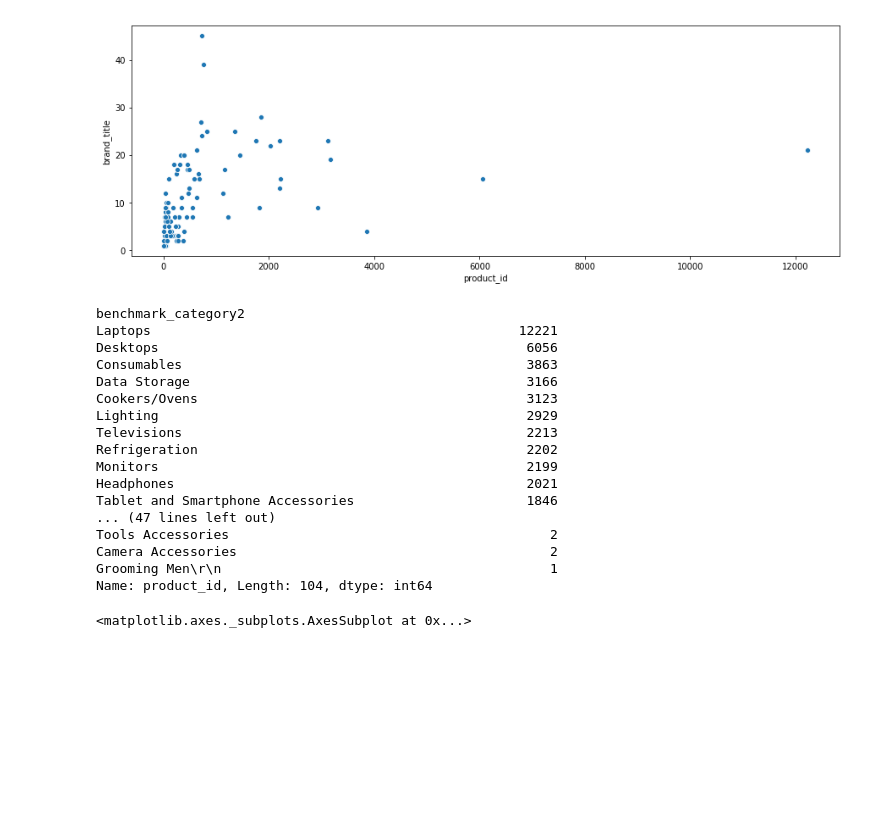
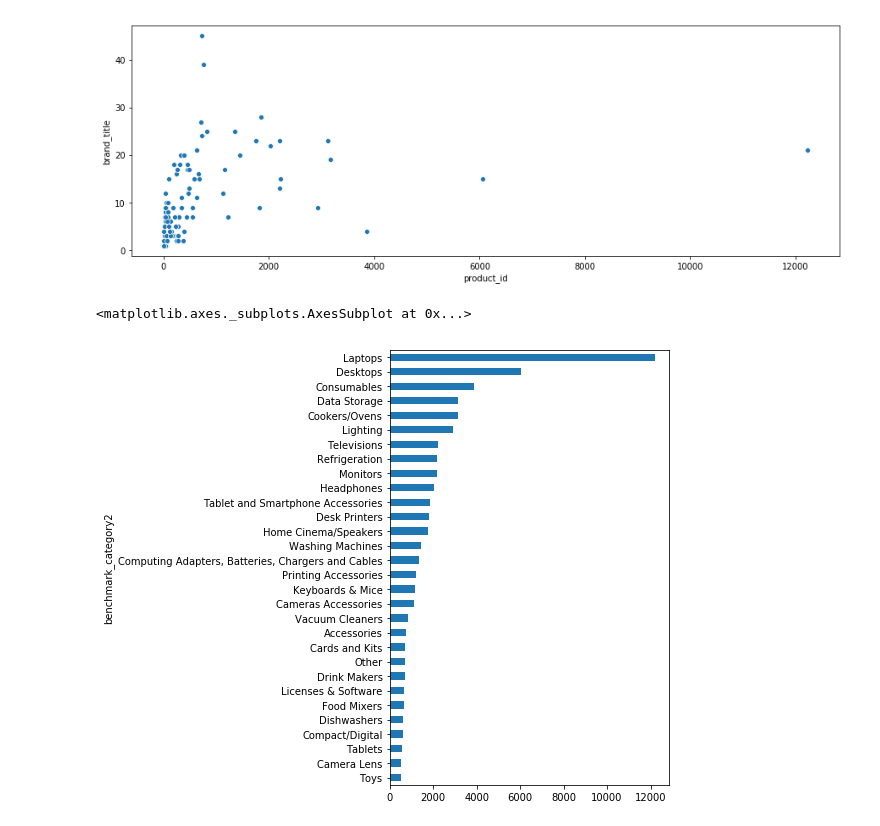
Before and after one commit to danyzix/Product-Categorisation, a Jupyter notebook: Flix_products/Product_Categorisation3.ipynb, the cells around one changed output. Drawn from its saved outputs; the diff is of its cells as text; code cells hidden in the pictures; blank space fills up the shorter version.

```diff
--- a/Flix_products/Product_Categorisation3.ipynb
+++ b/Flix_products/Product_Categorisation3.ipynb
@@ -64,26 +64,7 @@ ax = sns.scatterplot(x=group_products, y=group_brand)
 # %% [output]
 [figure]
 # %%
-products.groupby('benchmark_category2')['product_id'].count().sort_values(ascending=False)
+products.groupby('benchmark_category2')['product_id'].count().sort_values().tail(30).plot.barh(figsize=(5,8))
 # %% [output]
-benchmark_category2
-Laptops                                               12221
-Desktops                                               6056
-Consumables                                            3863
-Data Storage                                           3166
-Cookers/Ovens                                          3123
-Lighting                                               2929
-Televisions                                            2213
-Refrigeration                                          2202
-Monitors                                               2199
-Headphones                                             2021
-Tablet and Smartphone Accessories                      1846
-... (47 lines left out)
-Tools Accessories                                         2
-Camera Accessories                                        2
-Grooming Men\r\n                                          1
-Name: product_id, Length: 104, dtype: int64
+<matplotlib.axes._subplots.AxesSubplot at 0x...>
+[figure, added]
-# %%
-products.groupby('benchmark_category2')['product_id'].count().sort_values().plot.barh(figsize=(5,25))
-# %% [output]
-<matplotlib.axes._subplots.AxesSubplot at 0x...>
```
Also changed, not shown: parts of 3 cells of this notebook.
